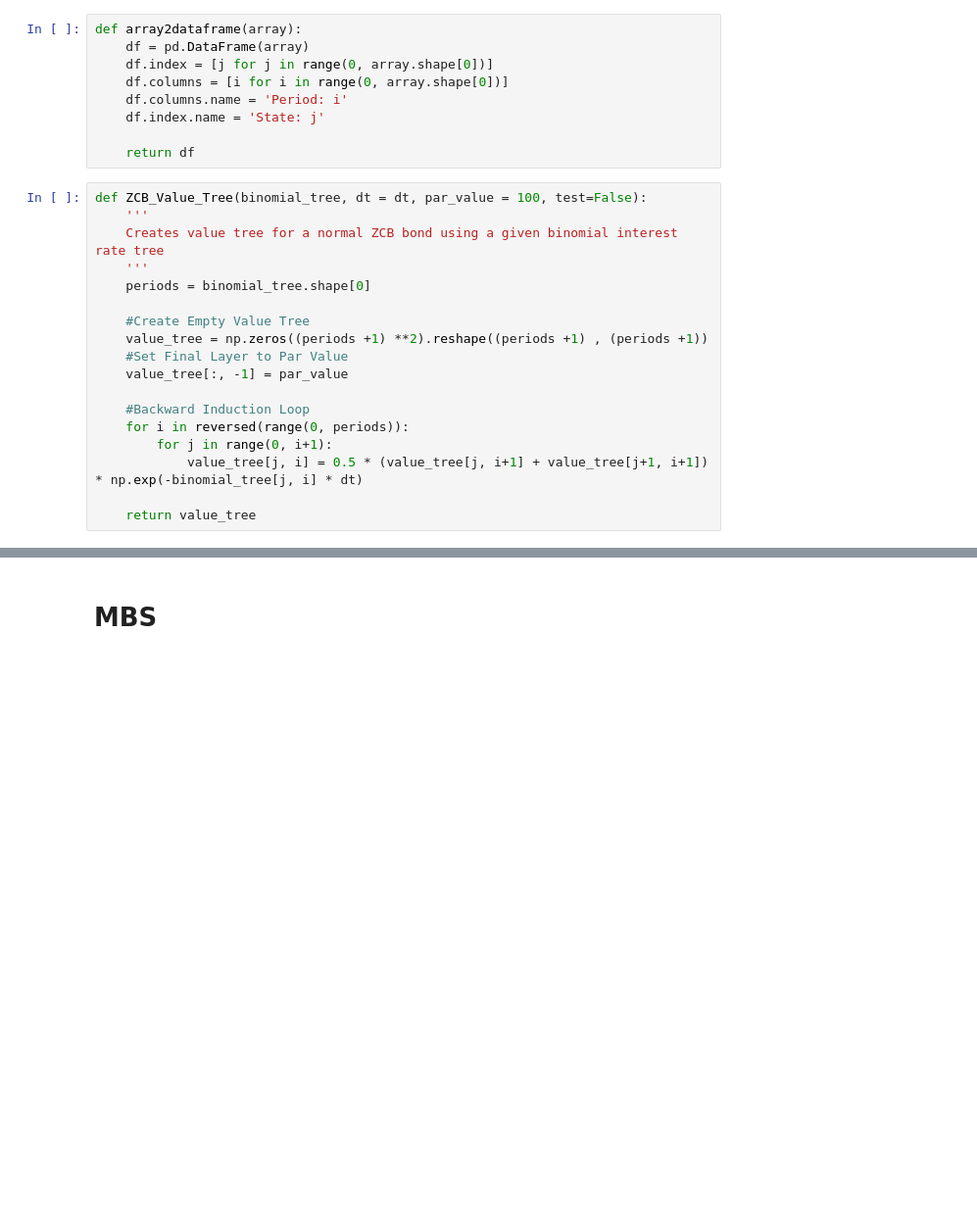
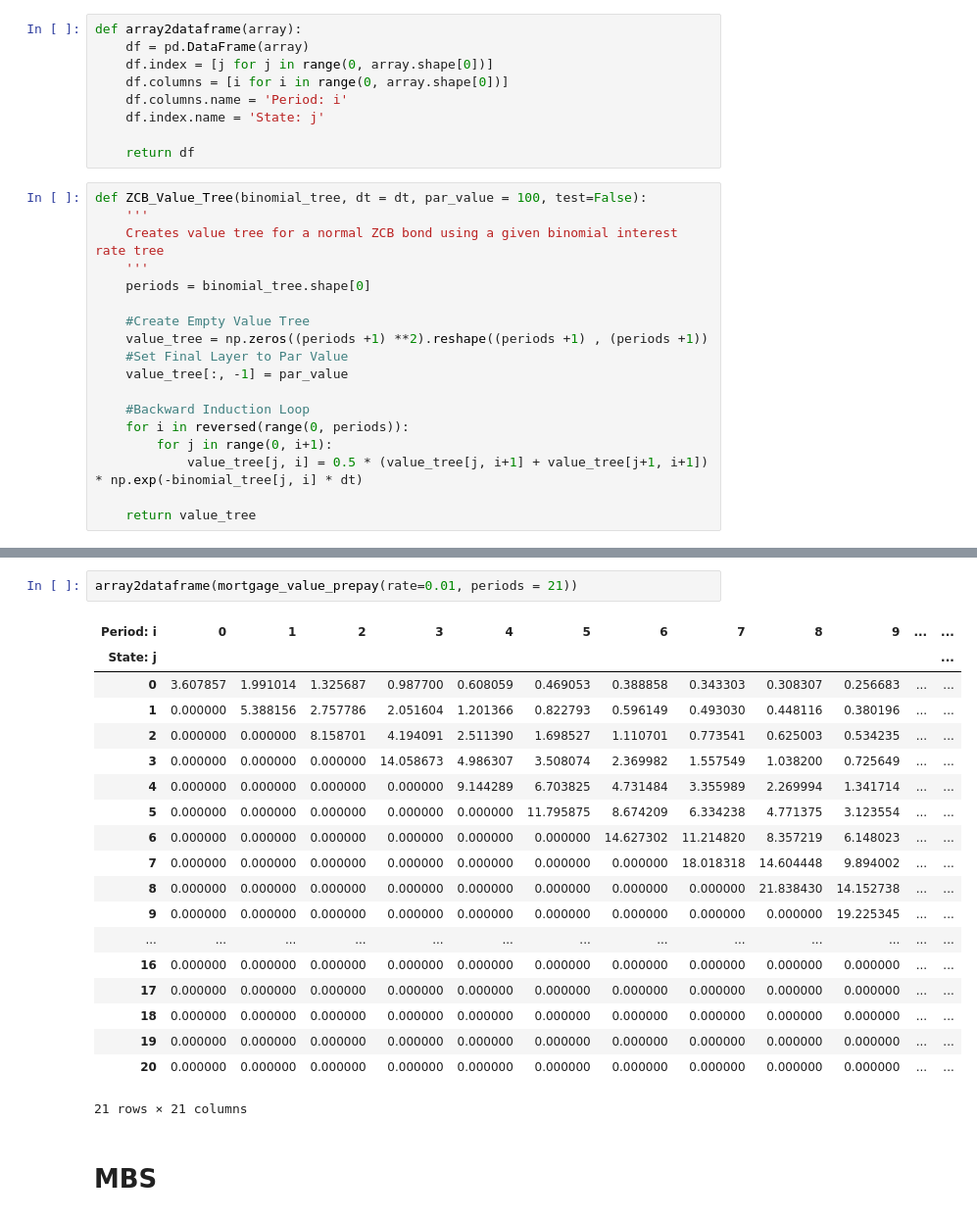
Before and after one commit to Pj-354/FICC-Coursework, a Jupyter notebook: FICC_Summative_Assignment_v2_good.ipynb, the cells around one changed output, grey strips where cells are left out. Shown at 98% size. Drawn from its saved outputs; the diff is of its cells as text; blank space fills up the shorter version.

```diff
--- a/FICC_Summative_Assignment_v2_good.ipynb
+++ b/FICC_Summative_Assignment_v2_good.ipynb
@@ -56,3 +40,25 @@ array2dataframe(mortgage_value_no_prepay()[0])
+# %%
+array2dataframe(mortgage_value_prepay(rate=0.01, periods = 21))
+# %% [output]
+| Period: i | 0 | 1 | 2 | 3 | 4 | 5 | 6 | 7 | 8 | 9 | ... | ... |
+| State: j |  |  |  |  |  |  |  |  |  |  |  | ... |
+| 0 | 3.607857 | 1.991014 | 1.325687 | 0.987700 | 0.608059 | 0.469053 | 0.388858 | 0.343303 | 0.308307 | 0.256683 | ... | ... |
+| 1 | 0.000000 | 5.388156 | 2.757786 | 2.051604 | 1.201366 | 0.822793 | 0.596149 | 0.493030 | 0.448116 | 0.380196 | ... | ... |
+| 2 | 0.000000 | 0.000000 | 8.158701 | 4.194091 | 2.511390 | 1.698527 | 1.110701 | 0.773541 | 0.625003 | 0.534235 | ... | ... |
+| 3 | 0.000000 | 0.000000 | 0.000000 | 14.058673 | 4.986307 | 3.508074 | 2.369982 | 1.557549 | 1.038200 | 0.725649 | ... | ... |
+| 4 | 0.000000 | 0.000000 | 0.000000 | 0.000000 | 9.144289 | 6.703825 | 4.731484 | 3.355989 | 2.269994 | 1.341714 | ... | ... |
+| 5 | 0.000000 | 0.000000 | 0.000000 | 0.000000 | 0.000000 | 11.795875 | 8.674209 | 6.334238 | 4.771375 | 3.123554 | ... | ... |
+| 6 | 0.000000 | 0.000000 | 0.000000 | 0.000000 | 0.000000 | 0.000000 | 14.627302 | 11.214820 | 8.357219 | 6.148023 | ... | ... |
+| 7 | 0.000000 | 0.000000 | 0.000000 | 0.000000 | 0.000000 | 0.000000 | 0.000000 | 18.018318 | 14.604448 | 9.894002 | ... | ... |
+| 8 | 0.000000 | 0.000000 | 0.000000 | 0.000000 | 0.000000 | 0.000000 | 0.000000 | 0.000000 | 21.838430 | 14.152738 | ... | ... |
+| 9 | 0.000000 | 0.000000 | 0.000000 | 0.000000 | 0.000000 | 0.000000 | 0.000000 | 0.000000 | 0.000000 | 19.225345 | ... | ... |
+| ... | ... | ... | ... | ... | ... | ... | ... | ... | ... | ... | ... | ... |
+| 16 | 0.000000 | 0.000000 | 0.000000 | 0.000000 | 0.000000 | 0.000000 | 0.000000 | 0.000000 | 0.000000 | 0.000000 | ... | ... |
+| 17 | 0.000000 | 0.000000 | 0.000000 | 0.000000 | 0.000000 | 0.000000 | 0.000000 | 0.000000 | 0.000000 | 0.000000 | ... | ... |
+| 18 | 0.000000 | 0.000000 | 0.000000 | 0.000000 | 0.000000 | 0.000000 | 0.000000 | 0.000000 | 0.000000 | 0.000000 | ... | ... |
+| 19 | 0.000000 | 0.000000 | 0.000000 | 0.000000 | 0.000000 | 0.000000 | 0.000000 | 0.000000 | 0.000000 | 0.000000 | ... | ... |
+| 20 | 0.000000 | 0.000000 | 0.000000 | 0.000000 | 0.000000 | 0.000000 | 0.000000 | 0.000000 | 0.000000 | 0.000000 | ... | ... |
+21 rows × 21 columns
 # %% [markdown]
 # MBS
 # %%
```
Also changed, not shown: parts of 2 cells of this notebook.
